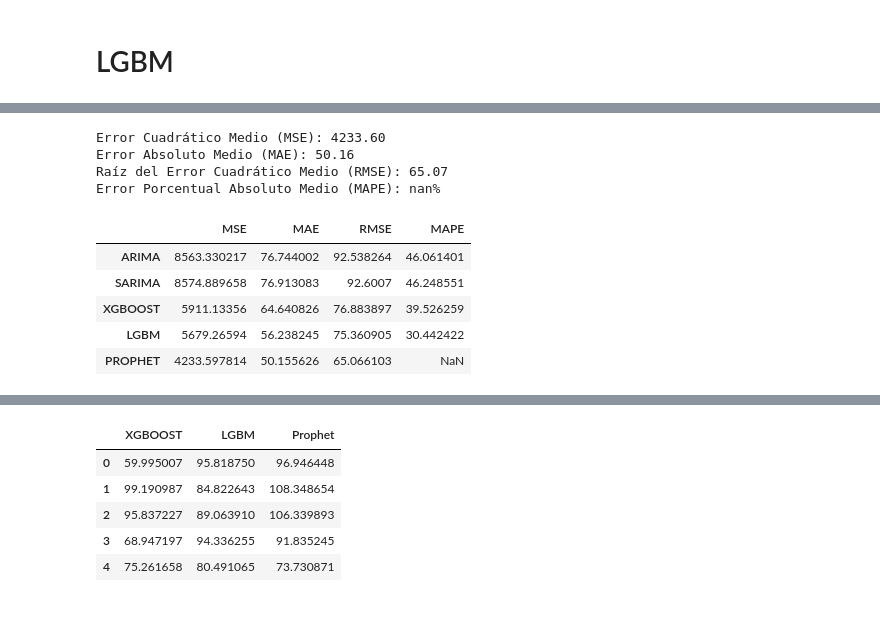
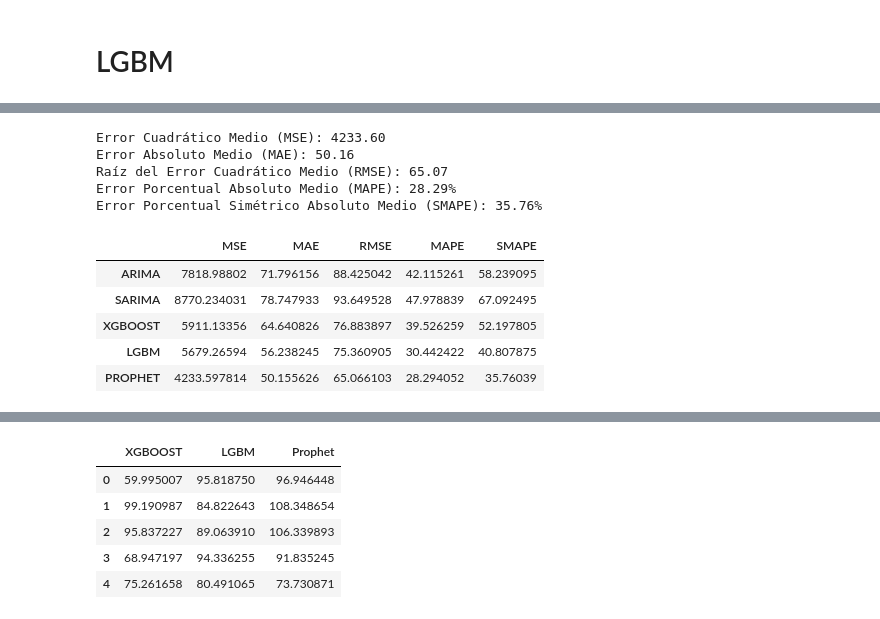
Before and after one commit to tlunal/Adaptative_Ensemble_methods_for_time_series_forecast, a Jupyter notebook: 02_ts_models.ipynb, the cells around one changed output, grey strips where cells are left out. Saved outputs shown, nothing was run; the diff lists cells and outputs as text; code cells hidden in the pictures.

```diff
--- a/02_ts_models.ipynb
+++ b/02_ts_models.ipynb
@@ -585,12 +625,14 @@ print(f'Error Cuadrático Medio (MSE): {mse:.2f}')
 # %% [output]
 Error Cuadrático Medio (MSE): 5911.13
 # %%
-mse, mae, rmse, mape = print_fit_metrics(ts_data_test, xgb_predict)
+mse, mae, rmse, mape, smape = print_fit_metrics(ts_data_test, xgb_predict)
 
 gf_metrics_test.loc[2, 'MSE'] = mse
 gf_metrics_test.loc[2, 'MAE'] = mae
 gf_metrics_test.loc[2, 'RMSE'] = rmse
 gf_metrics_test.loc[2, 'MAPE'] = mape
+gf_metrics_test.loc[2, 'SMAPE'] = smape
+
 gf_metrics_test.index = ['ARIMA', 'SARIMA', 'XGBOOST']
 gf_metrics_test
 # %% [output]
@@ -641,14 +707,9 @@ lgb_predict = []
 
 for t in range(0,5):
     # Inicializar y entrenar el modelo XGBoost
-    lgb_model = lgb.LGBMRegressor(n_estimators=300, random_state=42)
-    lgb_model.fit(X_train.iloc[:, t:], y_train)
+
+    lgb_model, y_pred_lgb_t = fit_lgbm(X_train.iloc[:, t:], y_train, X_test.iloc[t, t:].values.reshape(1, -1))
 
     lgb_models.update({f'model_{t}': lgb_model})
-
-
-    # Realizar predicciones en el conjunto de prueba
-    y_pred_lgb_t = lgb_model.predict(X_test.iloc[t, t:].values.reshape(1, -1))
-
     lgb_predict.append(y_pred_lgb_t[0])
 # %% [output]
@@ -670,12 +731,14 @@ You can set `force_col_wise=true` to remove the overhead.
 [LightGBM] [Warning] No further splits with positive gain, best gain: -inf
 [LightGBM] [Warning] No further splits with positive gain, best gain: -inf
 # %%
-mse, mae, rmse, mape = print_fit_metrics(ts_data_test, lgb_predict)
+mse, mae, rmse, mape, smape = print_fit_metrics(ts_data_test, lgb_predict)
 
 gf_metrics_test.loc[3, 'MSE'] = mse
 gf_metrics_test.loc[3, 'MAE'] = mae
 gf_metrics_test.loc[3, 'RMSE'] = rmse
 gf_metrics_test.loc[3, 'MAPE'] = mape
+gf_metrics_test.loc[3, 'SMAPE'] = smape
+
 gf_metrics_test.index = ['ARIMA', 'SARIMA', 'XGBOOST', 'LGBM']
 gf_metrics_test
 # %% [output]
@@ -707,7 +771,7 @@ def fit_prophet(ts_data_train):
 
     prophet_pred = forecast['yhat'].iloc[forecast.shape[0]-5:,]
 
-    return m, prophet_pred
+    return m, prophet_pred.values
 
 model_prophet1, prophet_pred1 = fit_prophet(ts_data_train)
 # %% [output]
@@ -716,23 +780,26 @@ model_prophet1, prophet_pred1 = fit_prophet(ts_data_train)
 # %%
-mse, mae, rmse, mape = print_fit_metrics(ts_data_test, prophet_pred1)
+mse, mae, rmse, mape, smape = print_fit_metrics(ts_data_test, prophet_pred1)
 
 gf_metrics_test.loc[4, 'MSE'] = mse
 gf_metrics_test.loc[4, 'MAE'] = mae
 gf_metrics_test.loc[4, 'RMSE'] = rmse
 gf_metrics_test.loc[4, 'MAPE'] = mape
+gf_metrics_test.loc[4, 'SMAPE'] = smape
+
 gf_metrics_test.index = ['ARIMA', 'SARIMA', 'XGBOOST', 'LGBM', 'PROPHET']
 gf_metrics_test
 # %% [output]
 Error Cuadrático Medio (MSE): 4233.60
 Error Absoluto Medio (MAE): 50.16
 Raíz del Error Cuadrático Medio (RMSE): 65.07
-Error Porcentual Absoluto Medio (MAPE): nan%
+Error Porcentual Absoluto Medio (MAPE): 28.29%
+Error Porcentual Simétrico Absoluto Medio (SMAPE): 35.76%
-|  | MSE | MAE | RMSE | MAPE |
-| ARIMA | 8563.330217 | 76.744002 | 92.538264 | 46.061401 |
-| SARIMA | 8574.889658 | 76.913083 | 92.6007 | 46.248551 |
-| XGBOOST | 5911.13356 | 64.640826 | 76.883897 | 39.526259 |
-| LGBM | 5679.26594 | 56.238245 | 75.360905 | 30.442422 |
-| PROPHET | 4233.597814 | 50.155626 | 65.066103 | NaN |
+|  | MSE | MAE | RMSE | MAPE | SMAPE |
+| ARIMA | 7818.98802 | 71.796156 | 88.425042 | 42.115261 | 58.239095 |
+| SARIMA | 8770.234031 | 78.747933 | 93.649528 | 47.978839 | 67.092495 |
+| XGBOOST | 5911.13356 | 64.640826 | 76.883897 | 39.526259 | 52.197805 |
+| LGBM | 5679.26594 | 56.238245 | 75.360905 | 30.442422 | 40.807875 |
+| PROPHET | 4233.597814 | 50.155626 | 65.066103 | 28.294052 | 35.76039 |
 # %%
 # Visualizar las predicciones vs valores reales
 plt.figure(figsize=(12, 6))
```
Also changed, not shown: parts of 37 cells of this notebook.
